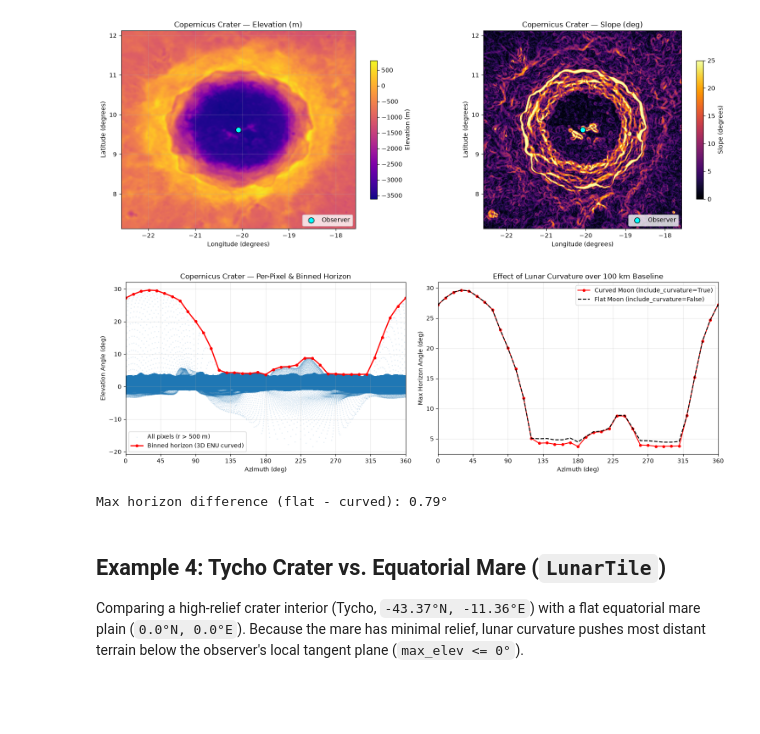
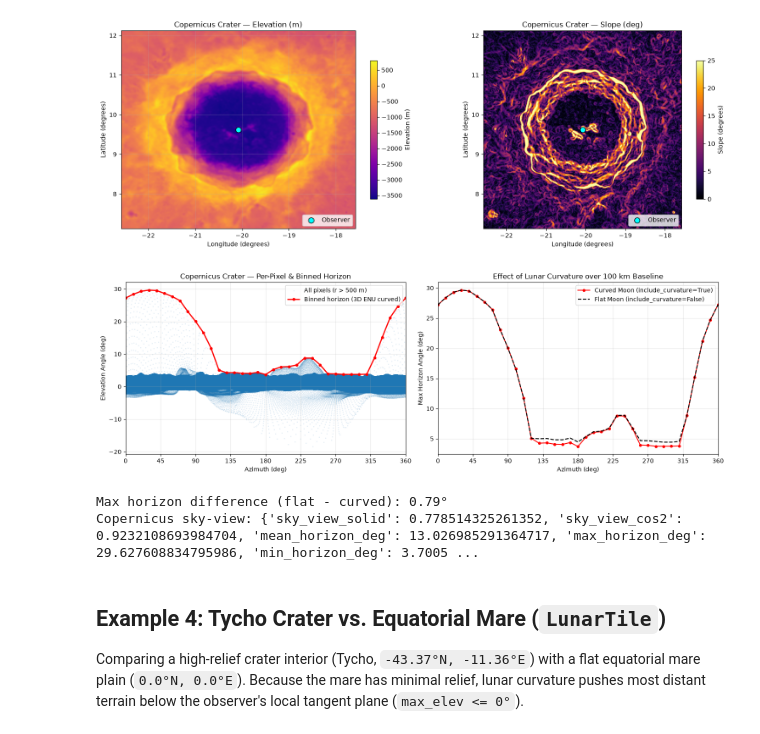
Before and after one commit to williamlee8ucb/MIST_Maps, a Jupyter notebook: ComboTile_Demo.ipynb, the cells around one changed output. Saved outputs shown, nothing was run; the diff lists cells and outputs as text; code cells hidden in the pictures; blank space fills up the shorter version.

```diff
--- a/ComboTile_Demo.ipynb
+++ b/ComboTile_Demo.ipynb
@@ -162,37 +156,39 @@ _, _, _, max_flat, _, _, _ = copernicus.max_elev_enu(
     include_curvature=False,
 )
 
 az_deg_wrapped = (az_deg + 360.0) % 360.0
 
 fig, (ax1, ax2) = plt.subplots(1, 2, figsize=(15, 5))
 
 ax1.scatter(az_deg_wrapped, el_deg, s=0.4, alpha=0.15, color="tab:blue", label="All pixels (r > 500 m)")
 ax1.plot(az_c, max_curved, "r-o", markersize=4, linewidth=2, label="Binned horizon (3D ENU curved)")
 ax1.set_title("Copernicus Crater — Per-Pixel & Binned Horizon")
 ax1.set_xlabel("Azimuth (deg)")
 ax1.set_ylabel("Elevation Angle (deg)")
 ax1.set_xlim(0, 360)
 ax1.set_xticks(np.arange(0, 361, 45))
 ax1.grid(True, alpha=0.3)
-ax1.legend()
+ax1.legend(loc="upper right")
 
 ax2.plot(az_c, max_curved, "r-o", markersize=4, label="Curved Moon (include_curvature=True)")
 ax2.plot(az_c, max_flat, "k--", linewidth=1.6, label="Flat Moon (include_curvature=False)")
 ax2.set_title("Effect of Lunar Curvature over 100 km Baseline")
 ax2.set_xlabel("Azimuth (deg)")
 ax2.set_ylabel("Max Horizon Angle (deg)")
 ax2.set_xlim(0, 360)
 ax2.set_xticks(np.arange(0, 361, 45))
 ax2.grid(True, alpha=0.3)
-ax2.legend()
+ax2.legend(loc="upper right")
 
 plt.tight_layout()
 plt.show()
 
 print(f"Max horizon difference (flat - curved): {np.max(max_flat - max_curved):.2f}°")
+print("Copernicus sky-view:", LunarTile.sky_view_fraction(az_c, max_curved))
 # %% [output]
-[figure, old version]
+[figure, new version]
 Max horizon difference (flat - curved): 0.79°
+Copernicus sky-view: {'sky_view_solid': 0.778514325261352, 'sky_view_cos2': 0.9232108693984704, 'mean_horizon_deg': 13.026985291364717, 'max_horizon_deg': 29.627608834795986, 'min_horizon_deg': 3.7005 ...
 # %% [markdown]
 ## Example 4: Tycho Crater vs. Equatorial Mare (`LunarTile`)
 
```
Also changed, not shown: parts of 6 cells of this notebook, 6 other files.
